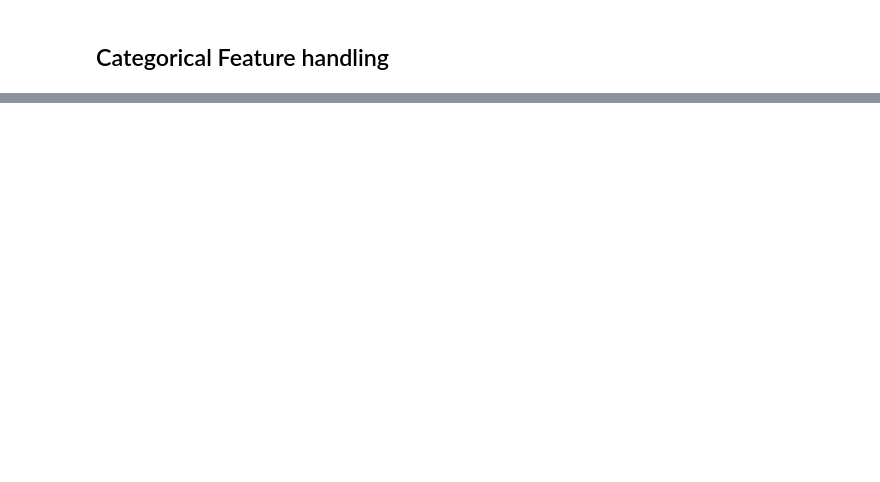
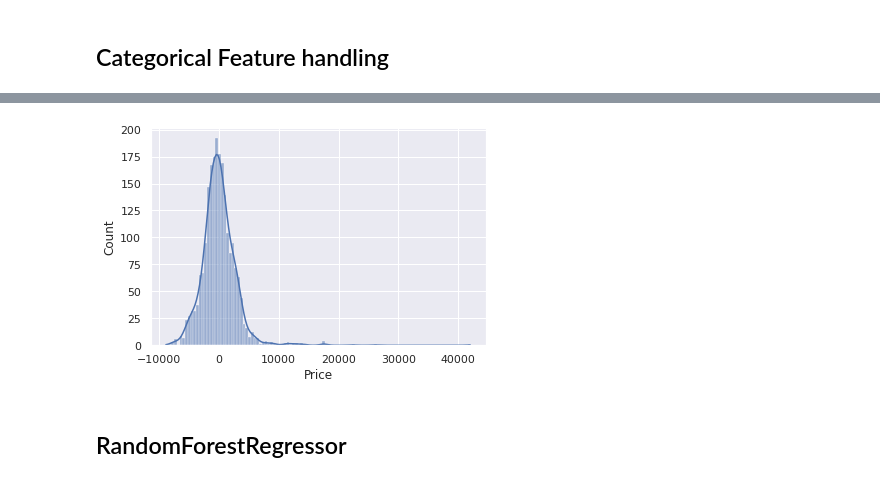
Before and after one commit to mdimran1/portfolio, a Jupyter notebook: AirTicket/Flight_price_prediction.ipynb, the cells around one changed output, grey strips where cells are left out. Saved outputs shown, nothing was run; the diff lists cells and outputs as text; code cells hidden in the pictures; blank space fills up the shorter version.

```diff
--- a/AirTicket/Flight_price_prediction.ipynb
+++ b/AirTicket/Flight_price_prediction.ipynb
@@ -331,0 +271,6 @@ test_data.head()
+# %%
+# importing necessary modules :
+from sklearn.model_selection import train_test_split
+
+# Spliting for model testing
+x_train, x_test, y_train, y_test = train_test_split(X, y,test_size=0.2, random_state=12)
@@ -331,0 +283,6 @@ test_data.head()
+# %%
+from sklearn.linear_model import Ridge
+ridge = Ridge().fit(x_train, y_train) # fitting train data
+
+# predicting Values
+y_hat = ridge.predict(x_test)
@@ -331,0 +298,8 @@ test_data.head()
+# %%
+# Ploting model performance distribution :
+sns.histplot(y_test- y_hat, kde=True)
+plt.show()
+# %% [output]
+[figure, added]
+# %% [markdown]
+## RandomForestRegressor
```
Also changed, not shown: parts of 63 cells of this notebook.
